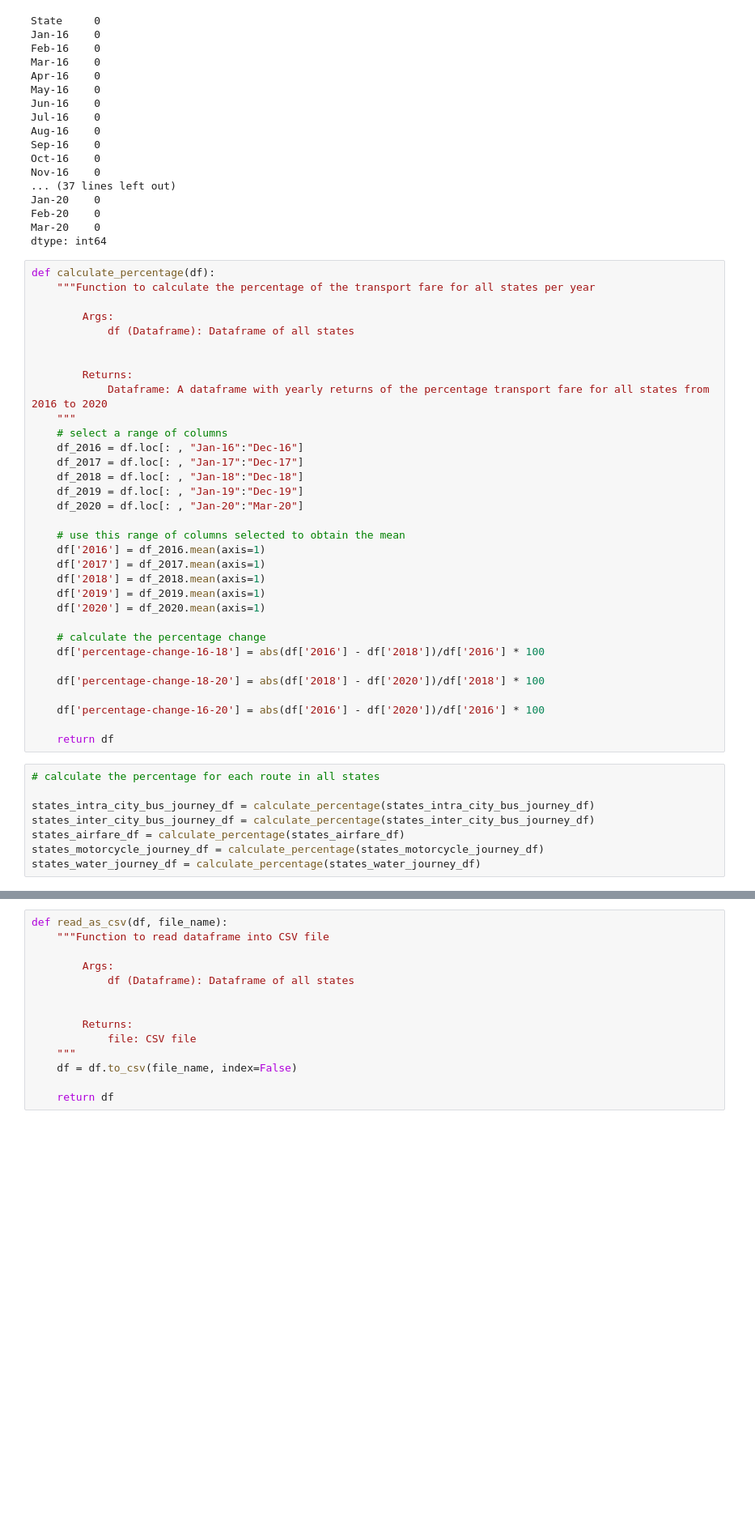
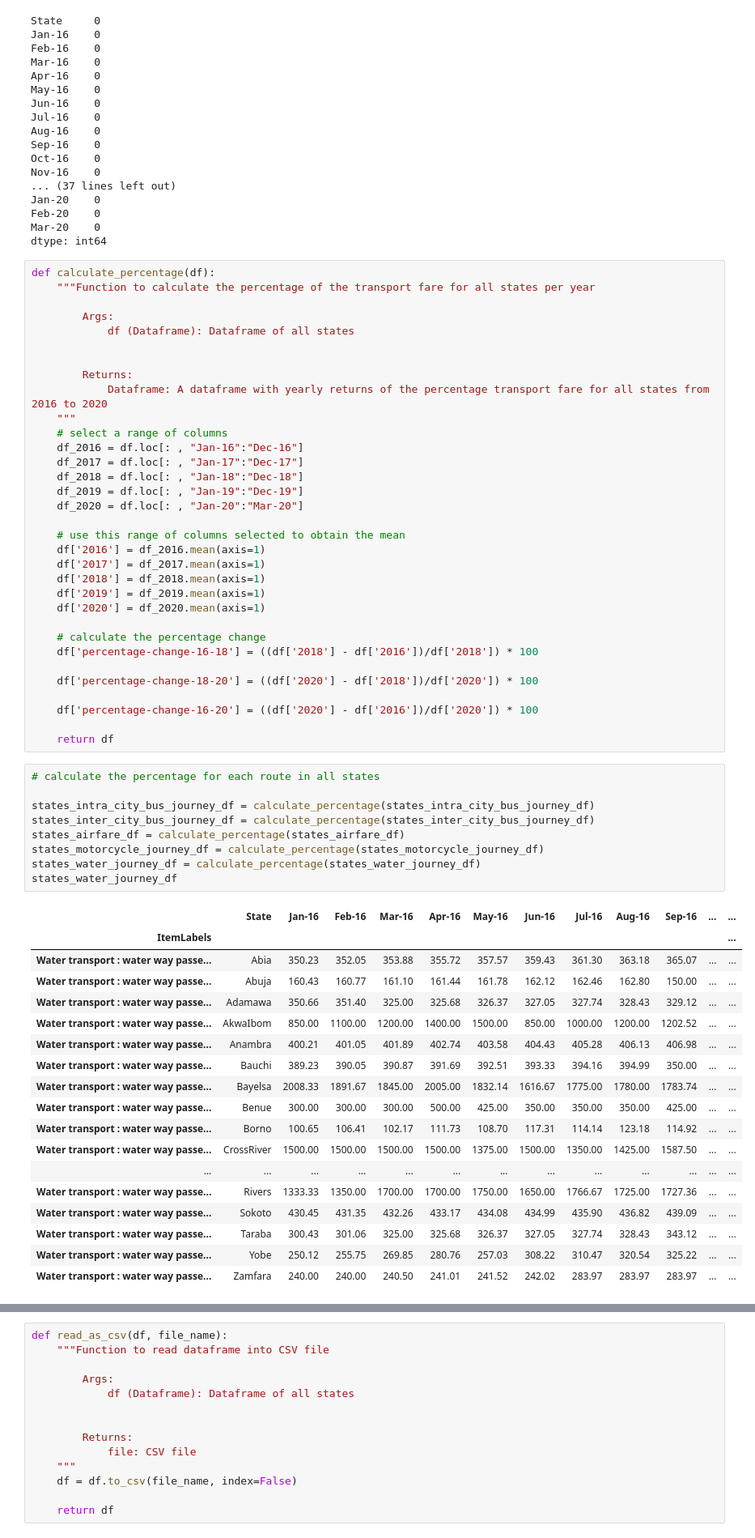
Before and after one commit to imisi-akande/tfare-watch, a Jupyter notebook: InitialDataWrangling.ipynb, the cells around one changed output, grey strips where cells are left out. Shown at 81% size. Saved outputs shown, nothing was run; the diff lists cells and outputs as text; blank space fills up the shorter version.

```diff
--- a/InitialDataWrangling.ipynb
+++ b/InitialDataWrangling.ipynb
@@ -689,18 +689,38 @@ def calculate_percentage(df):
     df['2020'] = df_2020.mean(axis=1)
 
     # calculate the percentage change
-    df['percentage-change-16-18'] = abs(df['2016'] - df['2018'])/df['2016'] * 100
+    df['percentage-change-16-18'] = ((df['2018'] - df['2016'])/df['2018']) * 100
 
-    df['percentage-change-18-20'] = abs(df['2018'] - df['2020'])/df['2018'] * 100
+    df['percentage-change-18-20'] = ((df['2020'] - df['2018'])/df['2020']) * 100
 
-    df['percentage-change-16-20'] = abs(df['2016'] - df['2020'])/df['2016'] * 100
+    df['percentage-change-16-20'] = ((df['2020'] - df['2016'])/df['2020']) * 100
 
     return df
 # %%
 # calculate the percentage for each route in all states
 
 states_intra_city_bus_journey_df = calculate_percentage(states_intra_city_bus_journey_df)
 states_inter_city_bus_journey_df = calculate_percentage(states_inter_city_bus_journey_df)
 states_airfare_df = calculate_percentage(states_airfare_df)
 states_motorcycle_journey_df = calculate_percentage(states_motorcycle_journey_df)
 states_water_journey_df = calculate_percentage(states_water_journey_df)
+states_water_journey_df
+# %% [output]
+|  | State | Jan-16 | Feb-16 | Mar-16 | Apr-16 | May-16 | Jun-16 | Jul-16 | Aug-16 | Sep-16 | ... | ... |
+| ItemLabels |  |  |  |  |  |  |  |  |  |  |  | ... |
+| Water transport : water way passe... | Abia | 350.23 | 352.05 | 353.88 | 355.72 | 357.57 | 359.43 | 361.30 | 363.18 | 365.07 | ... | ... |
+| Water transport : water way passe... | Abuja | 160.43 | 160.77 | 161.10 | 161.44 | 161.78 | 162.12 | 162.46 | 162.80 | 150.00 | ... | ... |
+| Water transport : water way passe... | Adamawa | 350.66 | 351.40 | 325.00 | 325.68 | 326.37 | 327.05 | 327.74 | 328.43 | 329.12 | ... | ... |
+| Water transport : water way passe... | AkwaIbom | 850.00 | 1100.00 | 1200.00 | 1400.00 | 1500.00 | 850.00 | 1000.00 | 1200.00 | 1202.52 | ... | ... |
+| Water transport : water way passe... | Anambra | 400.21 | 401.05 | 401.89 | 402.74 | 403.58 | 404.43 | 405.28 | 406.13 | 406.98 | ... | ... |
+| Water transport : water way passe... | Bauchi | 389.23 | 390.05 | 390.87 | 391.69 | 392.51 | 393.33 | 394.16 | 394.99 | 350.00 | ... | ... |
+| Water transport : water way passe... | Bayelsa | 2008.33 | 1891.67 | 1845.00 | 2005.00 | 1832.14 | 1616.67 | 1775.00 | 1780.00 | 1783.74 | ... | ... |
+| Water transport : water way passe... | Benue | 300.00 | 300.00 | 300.00 | 500.00 | 425.00 | 350.00 | 350.00 | 350.00 | 425.00 | ... | ... |
+| Water transport : water way passe... | Borno | 100.65 | 106.41 | 102.17 | 111.73 | 108.70 | 117.31 | 114.14 | 123.18 | 114.92 | ... | ... |
+| Water transport : water way passe... | CrossRiver | 1500.00 | 1500.00 | 1500.00 | 1500.00 | 1375.00 | 1500.00 | 1350.00 | 1425.00 | 1587.50 | ... | ... |
+| ... | ... | ... | ... | ... | ... | ... | ... | ... | ... | ... | ... | ... |
+| Water transport : water way passe... | Rivers | 1333.33 | 1350.00 | 1700.00 | 1700.00 | 1750.00 | 1650.00 | 1766.67 | 1725.00 | 1727.36 | ... | ... |
+| Water transport : water way passe... | Sokoto | 430.45 | 431.35 | 432.26 | 433.17 | 434.08 | 434.99 | 435.90 | 436.82 | 439.09 | ... | ... |
+| Water transport : water way passe... | Taraba | 300.43 | 301.06 | 325.00 | 325.68 | 326.37 | 327.05 | 327.74 | 328.43 | 343.12 | ... | ... |
+| Water transport : water way passe... | Yobe | 250.12 | 255.75 | 269.85 | 280.76 | 257.03 | 308.22 | 310.47 | 320.54 | 325.22 | ... | ... |
+| Water transport : water way passe... | Zamfara | 240.00 | 240.00 | 240.50 | 241.01 | 241.52 | 242.02 | 283.97 | 283.97 | 283.97 | ... | ... |
```
Also changed, not shown: parts of 1 cell of this notebook, 5 other files.
